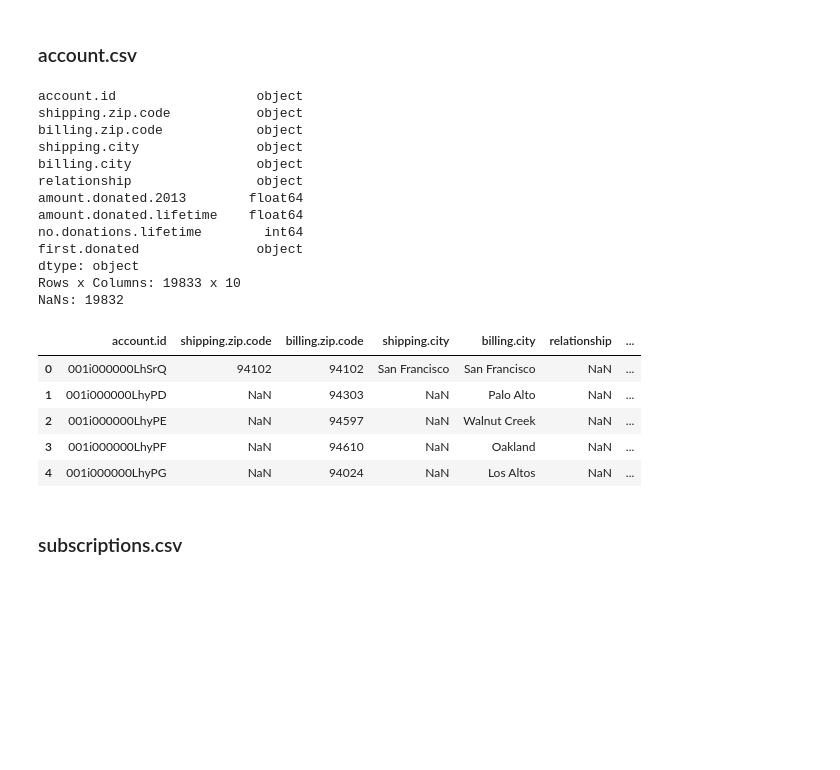
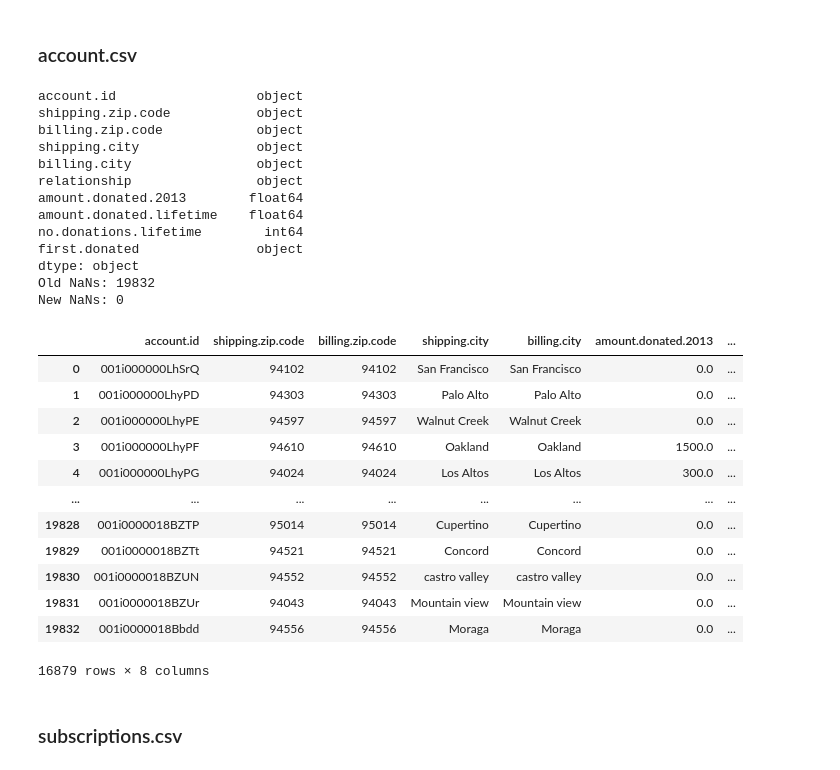
Before and after one commit to YKH2020/kaggle_competition, a Jupyter notebook: kaggle.ipynb, the cells around one changed output. Cells and saved outputs as stored; diff of their text form; code cells hidden in the pictures; blank space fills up the shorter version.

```diff
--- a/kaggle.ipynb
+++ b/kaggle.ipynb
@@ -162,34 +162,56 @@ New NaNs: 0
 41859 rows × 8 columns
 # %% [markdown]
 ### account.csv
-# %%
-print(acc_df.dtypes)
-print(f"Rows x Columns: {acc_df.shape[0]} x {acc_df.shape[1]}")
-
-nan_count = (acc_df.isna().sum(axis=1) > 0).sum()
-print(f"NaNs: {nan_count}")
-
-acc_df.head()
-# %% [output]
-account.id                  object
-shipping.zip.code           object
-billing.zip.code            object
-shipping.city               object
-billing.city                object
-relationship                object
-amount.donated.2013        float64
-amount.donated.lifetime    float64
-no.donations.lifetime        int64
-first.donated               object
-dtype: object
-Rows x Columns: 19833 x 10
-NaNs: 19832
-|  | account.id | shipping.zip.code | billing.zip.code | shipping.city | billing.city | relationship | ... |
-| 0 | 001i000000LhSrQ | 94102 | 94102 | San Francisco | San Francisco | NaN | ... |
-| 1 | 001i000000LhyPD | NaN | 94303 | NaN | Palo Alto | NaN | ... |
-| 2 | 001i000000LhyPE | NaN | 94597 | NaN | Walnut Creek | NaN | ... |
-| 3 | 001i000000LhyPF | NaN | 94610 | NaN | Oakland | NaN | ... |
-| 4 | 001i000000LhyPG | NaN | 94024 | NaN | Los Altos | NaN | ... |
+# %%
+print(acc_df.dtypes)
+
+nan_count = (acc_df.isna().sum(axis=1) > 0).sum()
+print(f"Old NaNs: {nan_count}")
+
+acc_df_clean = acc_df
+
+# Fill shipping city with billing city if shipping city is NaN and billing city is not NaN
+acc_df_clean['shipping.city'] = acc_df_clean.apply(lambda row: row['billing.city'] if pd.isna(row['shipping.city']) and not pd.isna(row['billing.city']) else row['shipping.city'], axis=1)
+# Fill billing city with shipping city if billing city is NaN and shipping city is not NaN
+acc_df_clean['billing.city'] = acc_df_clean.apply(lambda row: row['shipping.city'] if pd.isna(row['billing.city']) and not pd.isna(row['shipping.city']) else row['billing.city'], axis=1)
+# Fill shipping zip code with billing zip code if shipping zip code is NaN and billing zip code is not NaN
+acc_df_clean['shipping.zip.code'] = acc_df_clean.apply(lambda row: row['billing.zip.code'] if pd.isna(row['shipping.zip.code']) and not pd.isna(row['billing.zip.code']) else row['shipping.zip.code'], axis=1)
+# Fill billing zip code with shipping zip code if billing zip code is NaN and shipping zip code is not NaN
+acc_df_clean['billing.zip.code'] = acc_df_clean.apply(lambda row: row['shipping.zip.code'] if pd.isna(row['billing.zip.code']) and not pd.isna(row['shipping.zip.code']) else row['billing.zip.code'], axis=1)
+acc_df_clean = acc_df_clean.drop(columns=['first.donated', 'relationship'])
+acc_df_clean = acc_df_clean.dropna()
+
+nan_count = (acc_df_clean.isna().sum(axis=1) > 0).sum()
+print(f"New NaNs: {nan_count}")
+
+acc_df_clean
+# %% [output]
+account.id                  object
+shipping.zip.code           object
+billing.zip.code            object
+shipping.city               object
+billing.city                object
+relationship                object
+amount.donated.2013        float64
+amount.donated.lifetime    float64
+no.donations.lifetime        int64
+first.donated               object
+dtype: object
+Old NaNs: 19832
+New NaNs: 0
+|  | account.id | shipping.zip.code | billing.zip.code | shipping.city | billing.city | amount.donated.2013 | ... |
+| 0 | 001i000000LhSrQ | 94102 | 94102 | San Francisco | San Francisco | 0.0 | ... |
+| 1 | 001i000000LhyPD | 94303 | 94303 | Palo Alto | Palo Alto | 0.0 | ... |
+| 2 | 001i000000LhyPE | 94597 | 94597 | Walnut Creek | Walnut Creek | 0.0 | ... |
+| 3 | 001i000000LhyPF | 94610 | 94610 | Oakland | Oakland | 1500.0 | ... |
+| 4 | 001i000000LhyPG | 94024 | 94024 | Los Altos | Los Altos | 300.0 | ... |
+| ... | ... | ... | ... | ... | ... | ... | ... |
+| 19828 | 001i0000018BZTP | 95014 | 95014 | Cupertino | Cupertino | 0.0 | ... |
+| 19829 | 001i0000018BZTt | 94521 | 94521 | Concord | Concord | 0.0 | ... |
+| 19830 | 001i0000018BZUN | 94552 | 94552 | castro valley | castro valley | 0.0 | ... |
+| 19831 | 001i0000018BZUr | 94043 | 94043 | Mountain view | Mountain view | 0.0 | ... |
+| 19832 | 001i0000018Bbdd | 94556 | 94556 | Moraga | Moraga | 0.0 | ... |
+16879 rows × 8 columns
 # %% [markdown]
 ### subscriptions.csv
 # %%
```
Also changed, not shown: parts of 6 cells of this notebook.
